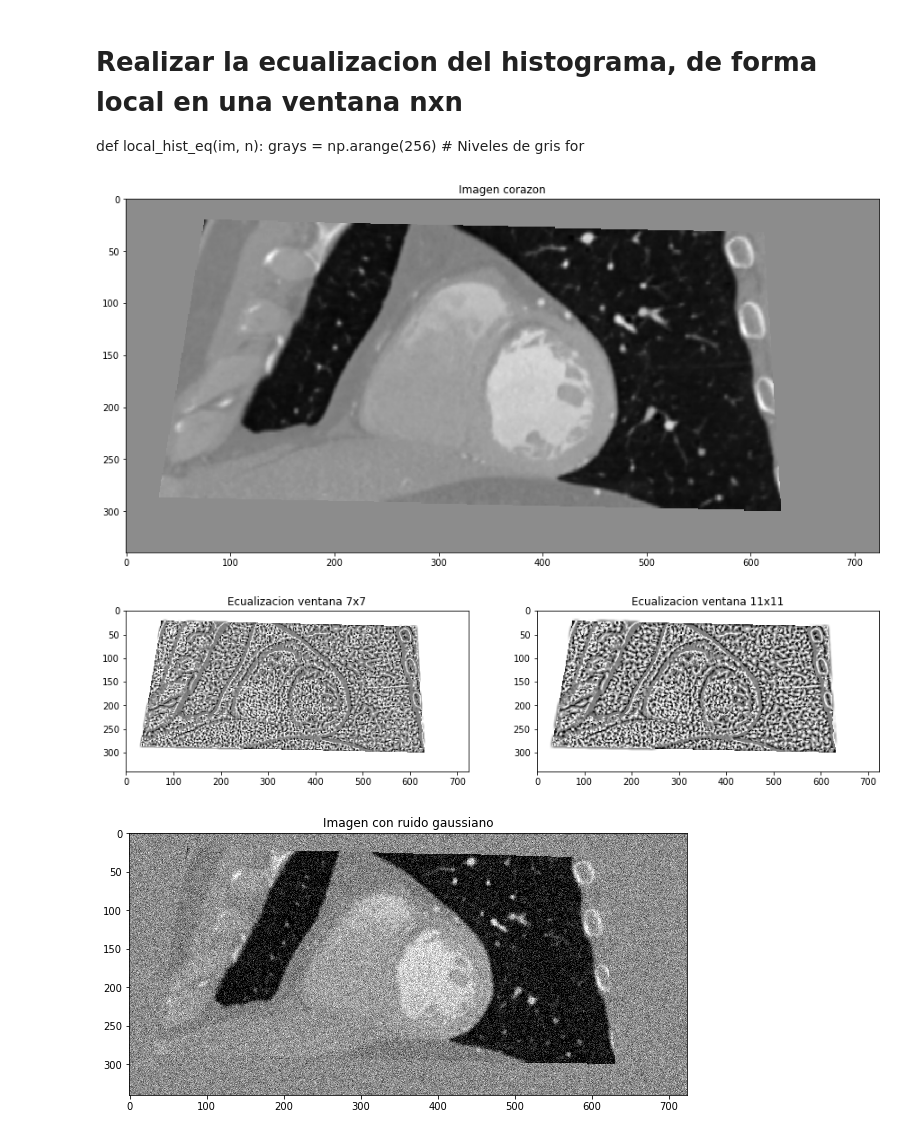
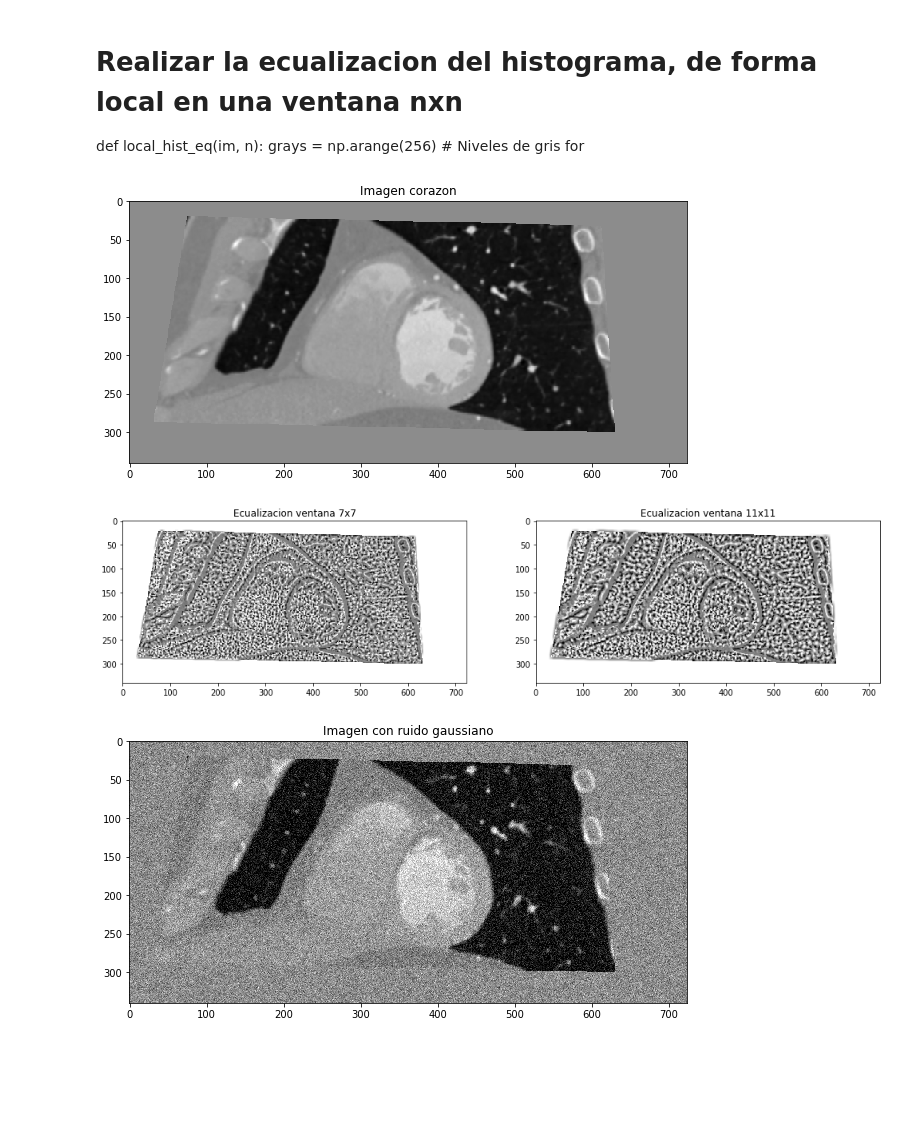
Before and after one commit to sjukdom/reconocimiento-de-patrones, a Jupyter notebook: Practica 3/Practica_3.ipynb, the cells around one changed output. Drawn from its saved outputs; the diff is of its cells as text; code cells hidden in the pictures; blank space fills up the shorter version.

```diff
--- a/Practica 3/Practica_3.ipynb
+++ b/Practica 3/Practica_3.ipynb
@@ -30,13 +30,16 @@ def local_hist_eq(im, n):
     grays = np.arange(256)        # Niveles de gris
     for
 # %%
-im = cv2.imread('im_1_8.png', 0)
+imgs = []
 
-plt.figure(figsize=(15,15))
-plt.imshow(im, cmap='gray')
+for i in range(1,11):
+    imgs.append(cv2.imread('im_1_'+str(i)+'.png', 0))
+
+plt.figure(figsize=(10,7))
+plt.imshow(imgs[7], cmap='gray')
 plt.title('Imagen corazon')
 plt.show()
 # %% [output]
-[figure, old version]
+[figure, new version]
 # %%
 # Ecualizacion local de la imagen
@@ -45,5 +48,5 @@ im_local_eq11 = rank.equalize(im, selem=np.ones((11,11)))
 # %%
-plt.figure(figsize=(15,10))
+plt.figure(figsize=(17,12))
 plt.subplot(121)
 plt.imshow(im_local_eq7, cmap='gray')
 plt.title('Ecualizacion ventana 7x7')
@@ -52,6 +55,6 @@ plt.imshow(im_local_eq11, cmap='gray')
 plt.title('Ecualizacion ventana 11x11')
 plt.show()
 # %% [output]
-[figure, old version]
+[figure, new version]
 # %%
 # Agregar ruido gaussiano a la imagen
```
Also changed, not shown: parts of 14 cells of this notebook.
